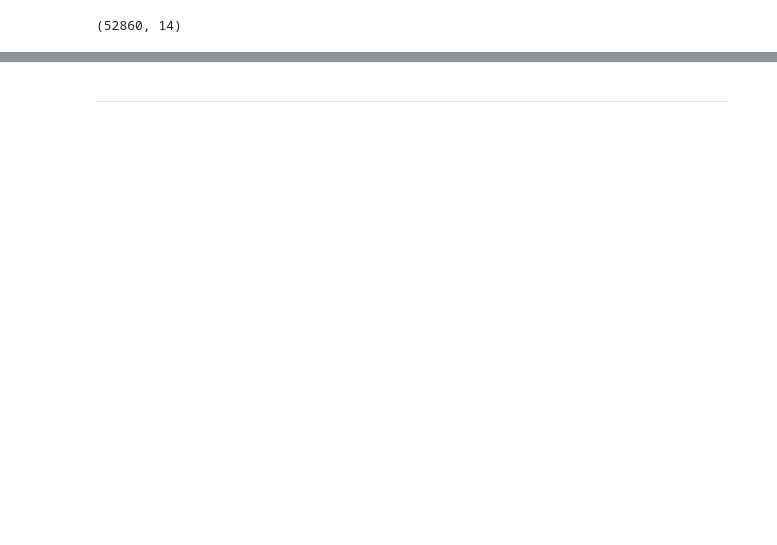
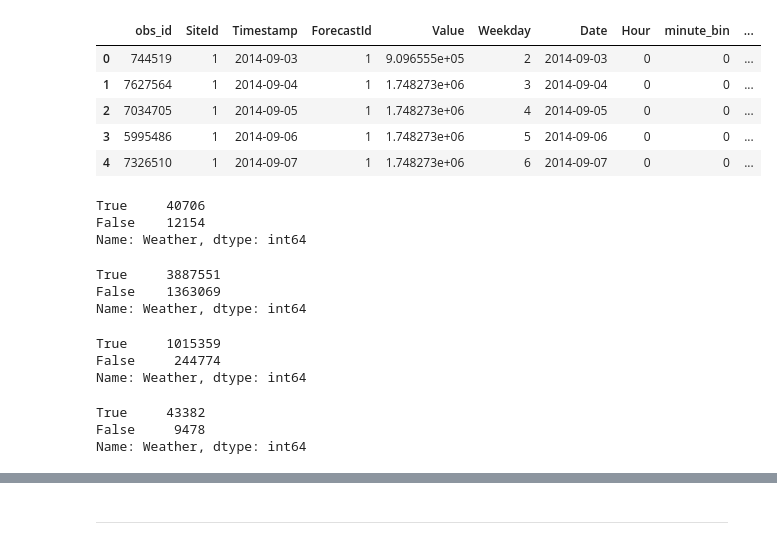
Before and after one commit to johnnychiuchiu/Forecasting-Energy-Consumption, a Jupyter notebook: notebook/merge_table.ipynb, the cells around one changed output, grey strips where cells are left out. Drawn from its saved outputs; the diff is of its cells as text; code cells hidden in the pictures; blank space fills up the shorter version.

```diff
--- a/notebook/merge_table.ipynb
+++ b/notebook/merge_table.ipynb
@@ -121,4 +212,15 @@ train_1hour.shape
 # %%
-train_1day.shape
+train_1day.head()
 # %% [output]
-(52860, 14)
+|  | obs_id | SiteId | Timestamp | ForecastId | Value | Weekday | Date | Hour | minute_bin | ... |
+| 0 | 744519 | 1 | 2014-09-03 | 1 | 9.096555e+05 | 2 | 2014-09-03 | 0 | 0 | ... |
+| 1 | 7627564 | 1 | 2014-09-04 | 1 | 1.748273e+06 | 3 | 2014-09-04 | 0 | 0 | ... |
+| 2 | 7034705 | 1 | 2014-09-05 | 1 | 1.748273e+06 | 4 | 2014-09-05 | 0 | 0 | ... |
+| 3 | 5995486 | 1 | 2014-09-06 | 1 | 1.748273e+06 | 5 | 2014-09-06 | 0 | 0 | ... |
+| 4 | 7326510 | 1 | 2014-09-07 | 1 | 1.748273e+06 | 6 | 2014-09-07 | 0 | 0 | ... |
+# %%
+train_1day.Weather.notnull().value_counts()
+# %% [output]
+True     40706
+False    12154
+Name: Weather, dtype: int64
@@ -125,3 +232,24 @@ train_1day.shape
+# %%
+train_15min.Weather.notnull().value_counts()
+# 26% NA
+# %% [output]
+True     3887551
+False    1363069
+Name: Weather, dtype: int64
+# %%
+train_1hour.Weather.notnull().value_counts()
+# 19% NA
+# %% [output]
+True     1015359
+False     244774
+Name: Weather, dtype: int64
+# %%
+train_1day.Weather.notnull().value_counts()
+# 18% NA
+# %% [output]
+True     43382
+False     9478
+Name: Weather, dtype: int64
 # %%
 train_15min.to_csv('../data/train_15min.csv', sep=',', index = False)
 train_1hour.to_csv('../data/train_1hour.csv', sep=',', index = False)
```
Also changed, not shown: parts of 20 cells of this notebook.
